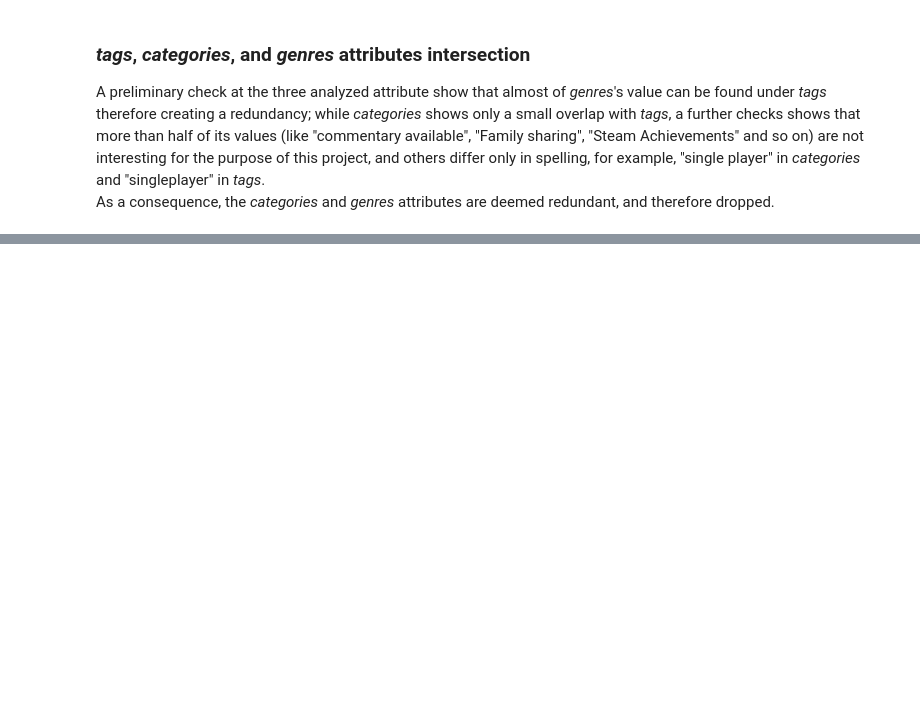
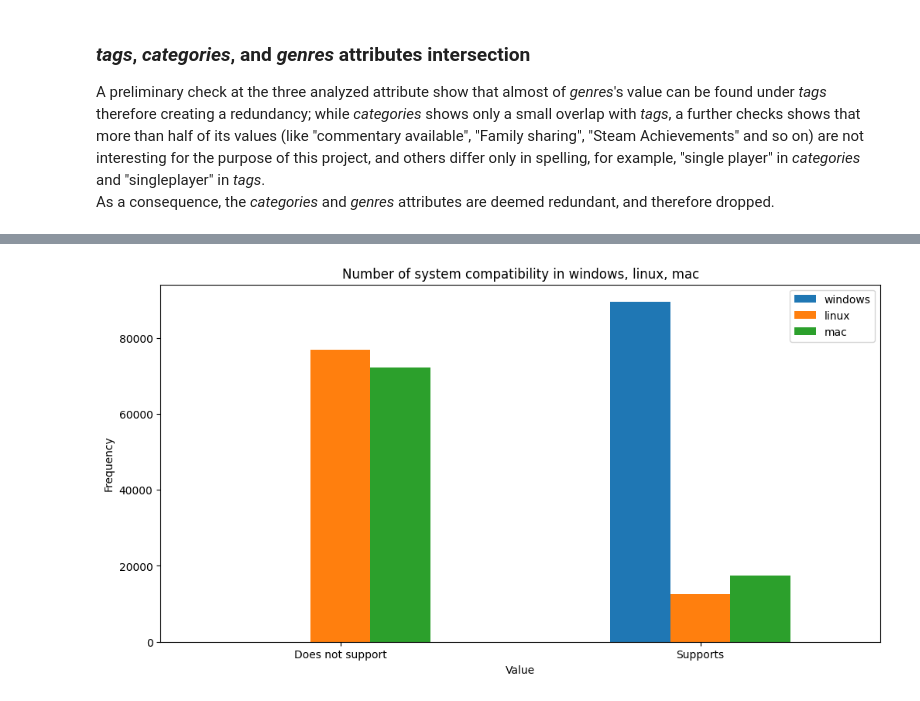
Before and after one commit to Jingrui-Zhu/SLDV, a Jupyter notebook: dataset_cleaning.ipynb, the cells around one changed output, grey strips where cells are left out. Drawn from its saved outputs; the diff is of its cells as text; code cells hidden in the pictures; blank space fills up the shorter version.

Commit message:
update data cleaning

```diff
--- a/dataset_cleaning.ipynb
+++ b/dataset_cleaning.ipynb
@@ -400,0 +269,2 @@ plt.show()
+# %%
+df_games = df_games.drop(['categories', 'genres'], axis=1)
@@ -400,0 +275,23 @@ plt.show()
+# %%
+# Count the number of occurences of 0 and 1 in each analyzed column
+windows_counts = df_games['windows'].value_counts()
+linux_counts = df_games['linux'].value_counts()
+mac_counts = df_games['mac'].value_counts()
+
+# Combine the counts into a single DataFrame
+road_type = pd.DataFrame({
+    'windows': windows_counts,
+    'linux': linux_counts,
+    'mac': mac_counts
+})
+
+road_type.plot(kind='bar', figsize=(12, 6))
+plt.title('Number of system compatibility in windows, linux, mac')
+plt.xlabel('Value')
+plt.xticks([0, 1], ['Does not support', 'Supports'])
+plt.ylabel('Frequency')
+plt.xticks(rotation=0)
+
+plt.show()
+# %% [output]
+[figure, added]
```
Also changed, not shown: parts of 48 cells of this notebook.
